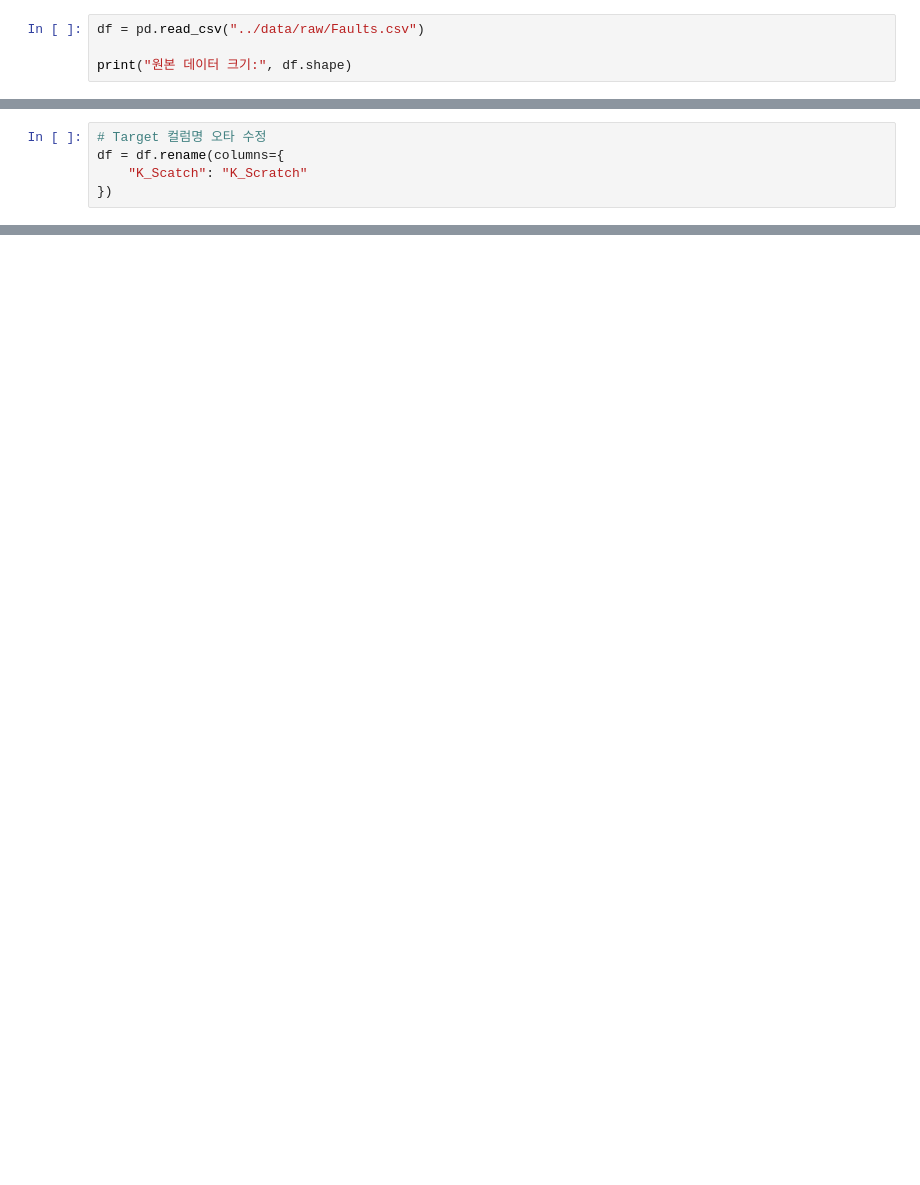
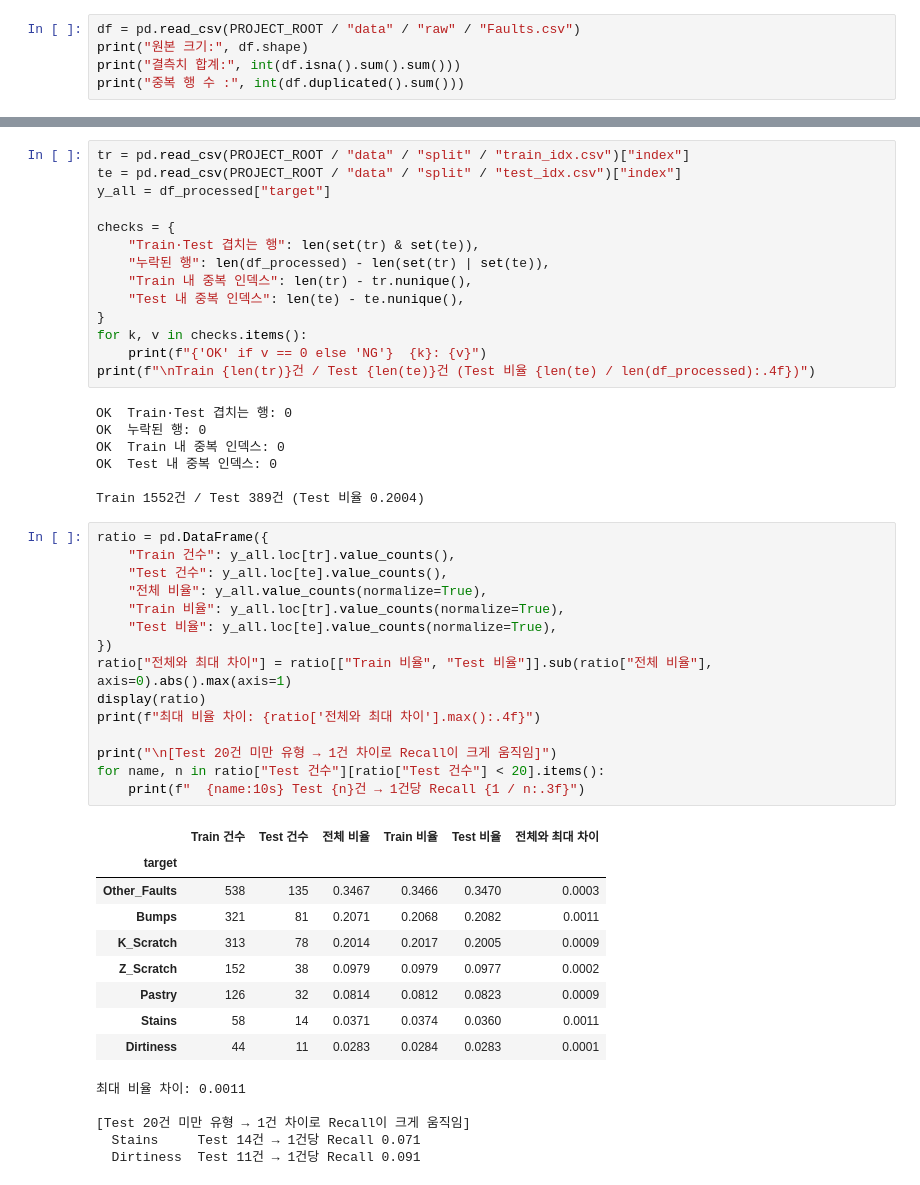
Before and after one commit to ehdwls1452/Teamproject01-steel-plate-fault-classification, a Jupyter notebook: notebooks/02_preprocessing.ipynb, the cells around one changed output, grey strips where cells are left out. Drawn from its saved outputs; the diff is of its cells as text; blank space fills up the shorter version.

```diff
--- a/notebooks/02_preprocessing.ipynb
+++ b/notebooks/02_preprocessing.ipynb
@@ -3,5 +51,6 @@ import pandas as pd
 # %%
-df = pd.read_csv("../data/raw/Faults.csv")
-
-print("원본 데이터 크기:", df.shape)
+df = pd.read_csv(PROJECT_ROOT / "data" / "raw" / "Faults.csv")
+print("원본 크기:", df.shape)
+print("결측치 합계:", int(df.isna().sum().sum()))
+print("중복 행 수 :", int(df.duplicated().sum()))
 # %% [output]
@@ -17,5 +59,0 @@ print("중복 행 수:", duplicate_count)
-# %%
-# Target 컬럼명 오타 수정
-df = df.rename(columns={
-    "K_Scatch": "K_Scratch"
-})
@@ -149,0 +132,51 @@ Train/Test 중복: 0
+# %%
+tr = pd.read_csv(PROJECT_ROOT / "data" / "split" / "train_idx.csv")["index"]
+te = pd.read_csv(PROJECT_ROOT / "data" / "split" / "test_idx.csv")["index"]
+y_all = df_processed["target"]
+
+checks = {
+    "Train·Test 겹치는 행": len(set(tr) & set(te)),
+    "누락된 행": len(df_processed) - len(set(tr) | set(te)),
+    "Train 내 중복 인덱스": len(tr) - tr.nunique(),
+    "Test 내 중복 인덱스": len(te) - te.nunique(),
+}
+for k, v in checks.items():
+    print(f"{'OK' if v == 0 else 'NG'}  {k}: {v}")
+print(f"\nTrain {len(tr)}건 / Test {len(te)}건 (Test 비율 {len(te) / len(df_processed):.4f})")
+# %% [output]
+OK  Train·Test 겹치는 행: 0
+OK  누락된 행: 0
+OK  Train 내 중복 인덱스: 0
+OK  Test 내 중복 인덱스: 0
+
+Train 1552건 / Test 389건 (Test 비율 0.2004)
+# %%
+ratio = pd.DataFrame({
+    "Train 건수": y_all.loc[tr].value_counts(),
+    "Test 건수": y_all.loc[te].value_counts(),
+    "전체 비율": y_all.value_counts(normalize=True),
+    "Train 비율": y_all.loc[tr].value_counts(normalize=True),
+    "Test 비율": y_all.loc[te].value_counts(normalize=True),
+})
+ratio["전체와 최대 차이"] = ratio[["Train 비율", "Test 비율"]].sub(ratio["전체 비율"], axis=0).abs().max(axis=1)
+display(ratio)
+print(f"최대 비율 차이: {ratio['전체와 최대 차이'].max():.4f}")
+
+print("\n[Test 20건 미만 유형 → 1건 차이로 Recall이 크게 움직임]")
+for name, n in ratio["Test 건수"][ratio["Test 건수"] < 20].items():
+    print(f"  {name:10s} Test {n}건 → 1건당 Recall {1 / n:.3f}")
+# %% [output]
+|  | Train 건수 | Test 건수 | 전체 비율 | Train 비율 | Test 비율 | 전체와 최대 차이 |
+| target |  |  |  |  |  |  |
+| Other_Faults | 538 | 135 | 0.3467 | 0.3466 | 0.3470 | 0.0003 |
+| Bumps | 321 | 81 | 0.2071 | 0.2068 | 0.2082 | 0.0011 |
+| K_Scratch | 313 | 78 | 0.2014 | 0.2017 | 0.2005 | 0.0009 |
+| Z_Scratch | 152 | 38 | 0.0979 | 0.0979 | 0.0977 | 0.0002 |
+| Pastry | 126 | 32 | 0.0814 | 0.0812 | 0.0823 | 0.0009 |
+| Stains | 58 | 14 | 0.0371 | 0.0374 | 0.0360 | 0.0011 |
+| Dirtiness | 44 | 11 | 0.0283 | 0.0284 | 0.0283 | 0.0001 |
+최대 비율 차이: 0.0011
+
+[Test 20건 미만 유형 → 1건 차이로 Recall이 크게 움직임]
+  Stains     Test 14건 → 1건당 Recall 0.071
+  Dirtiness  Test 11건 → 1건당 Recall 0.091
```
Also changed, not shown: parts of 25 cells of this notebook, 14 other files.
